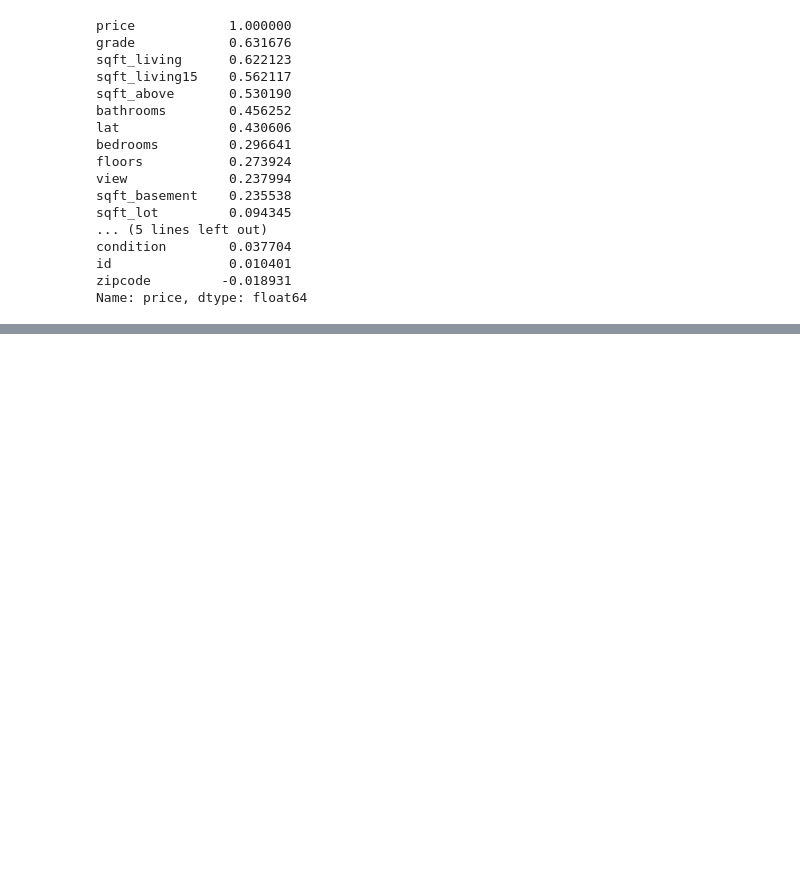
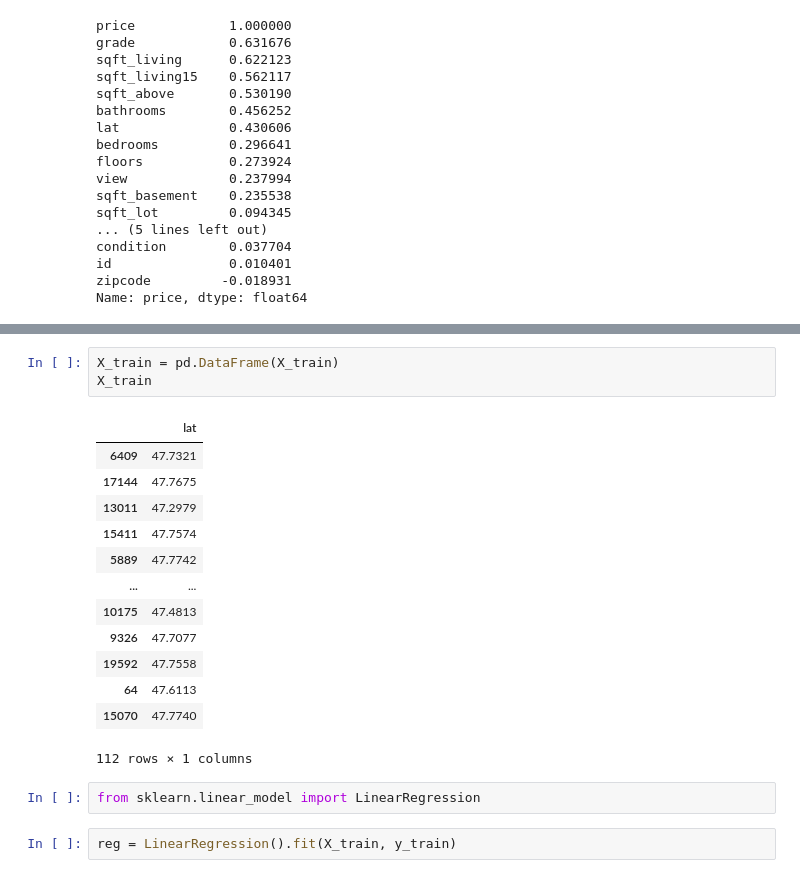
Before and after one commit to Henrique-Sousa/house-rocket, a Jupyter notebook: house-rocket.ipynb, the cells around one changed output, grey strips where cells are left out. Saved outputs shown, nothing was run; the diff lists cells and outputs as text; blank space fills up the shorter version.

```diff
--- a/house-rocket.ipynb
+++ b/house-rocket.ipynb
@@ -351,0 +371,21 @@ Name: price, dtype: float64
+# %%
+X_train = pd.DataFrame(X_train)
+X_train
+# %% [output]
+|  | lat |
+| 6409 | 47.7321 |
+| 17144 | 47.7675 |
+| 13011 | 47.2979 |
+| 15411 | 47.7574 |
+| 5889 | 47.7742 |
+| ... | ... |
+| 10175 | 47.4813 |
+| 9326 | 47.7077 |
+| 19592 | 47.7558 |
+| 64 | 47.6113 |
+| 15070 | 47.7740 |
+112 rows × 1 columns
+# %%
+from sklearn.linear_model import LinearRegression
+# %%
+reg = LinearRegression().fit(X_train, y_train)
```
Also changed, not shown: parts of 7 cells of this notebook.
